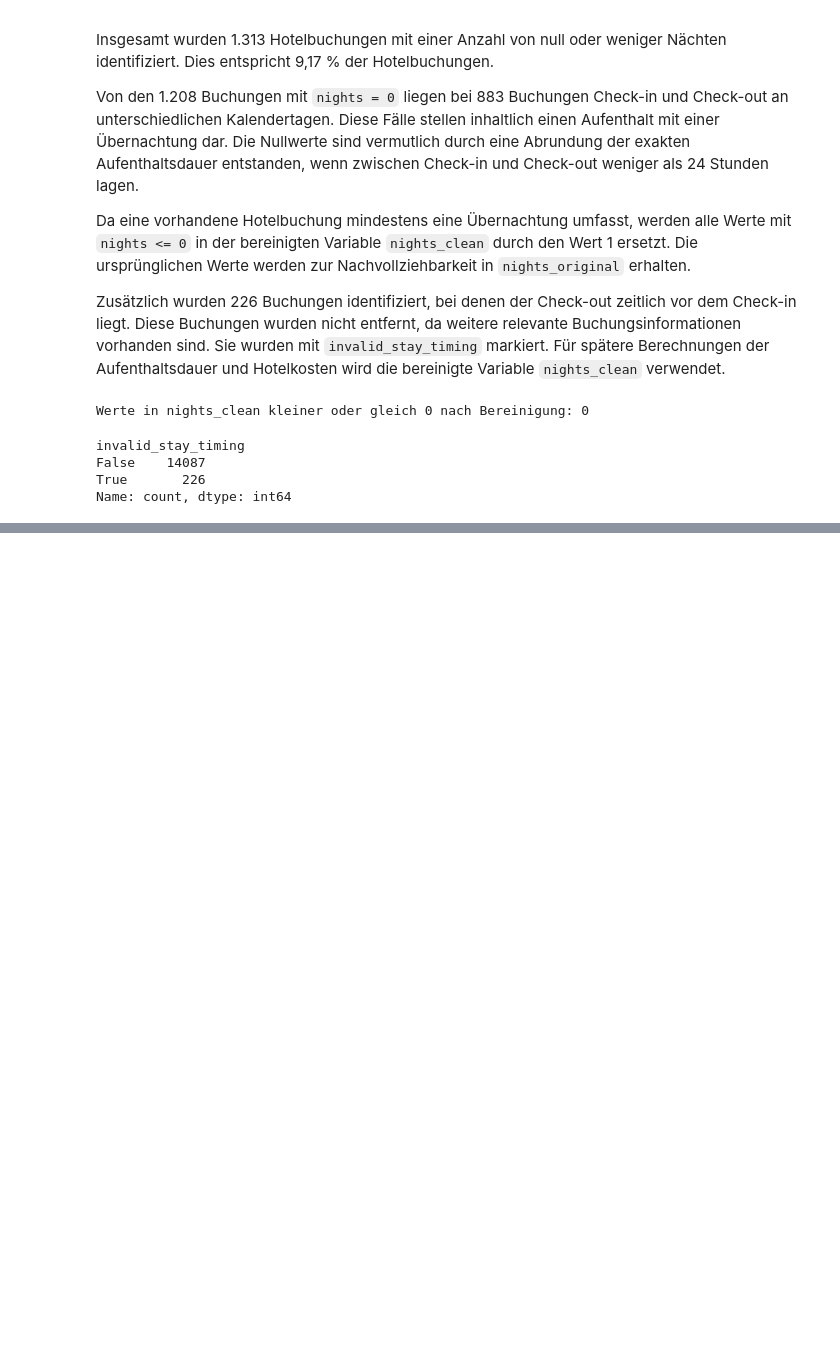
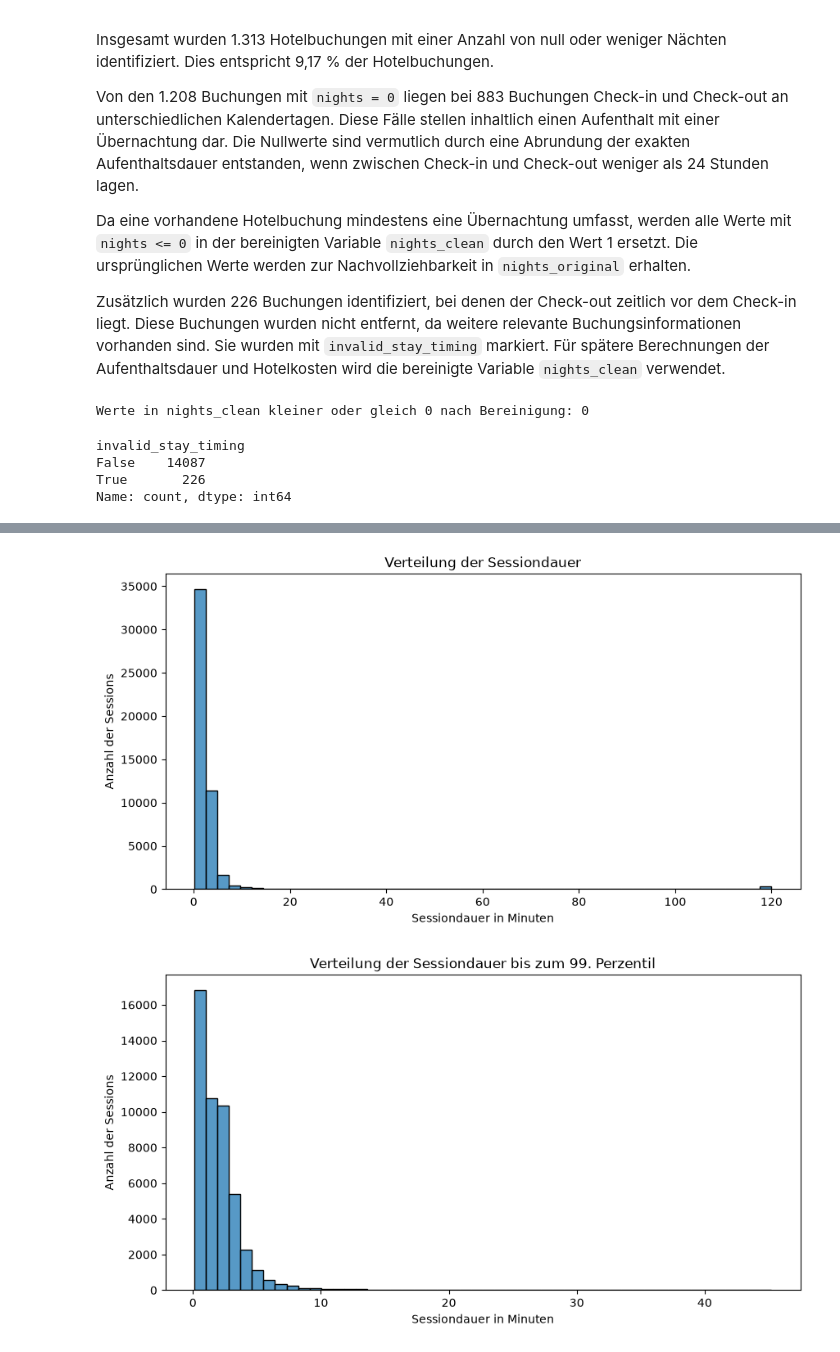
Before and after one commit to norawinkler/traveltide-customer-segmentation, a Jupyter notebook: notebooks/01_data_preparation.ipynb, the cells around one changed output, grey strips where cells are left out. Cells and saved outputs as stored; diff of their text form; code cells hidden in the pictures; blank space fills up the shorter version.

Commit message:
Sessions Checks

```diff
--- a/notebooks/01_data_preparation.ipynb
+++ b/notebooks/01_data_preparation.ipynb
@@ -552,0 +630,17 @@ Name: count, dtype: int64
+# %%
+# Verhältnis zwischen Klicks und Dauer prüfen
+
+sessions["clicks_per_minute"] = np.where(
+    sessions["session_duration_minutes"] > 0,
+    sessions["page_clicks"] /
+    sessions["session_duration_minutes"],
+    np.nan
+)
+
+sessions[
+    [
+        "session_duration_minutes",
+        "page_clicks",
+        "clicks_per_minute"
+    ]
+].describe()
@@ -552,0 +729,37 @@ Name: count, dtype: int64
+# %%
+# Verteilung der Sesssiondauer visualisieren
+
+plt.figure(figsize=(10, 5))
+
+sns.histplot(
+    data=sessions,
+    x="session_duration_minutes",
+    bins=50
+)
+
+plt.title("Verteilung der Sessiondauer")
+plt.xlabel("Sessiondauer in Minuten")
+plt.ylabel("Anzahl der Sessions")
+plt.show()
+
+session_duration_p99 = sessions[
+    "session_duration_minutes"
+].quantile(0.99)
+
+plt.figure(figsize=(10, 5))
+
+sns.histplot(
+    data=sessions[
+        sessions["session_duration_minutes"] <= session_duration_p99
+    ],
+    x="session_duration_minutes",
+    bins=50
+)
+
+plt.title("Verteilung der Sessiondauer bis zum 99. Perzentil")
+plt.xlabel("Sessiondauer in Minuten")
+plt.ylabel("Anzahl der Sessions")
+plt.show()
+# %% [output]
+[figure, added]
+[figure, added]
```
Also changed, not shown: parts of 13 cells of this notebook.
